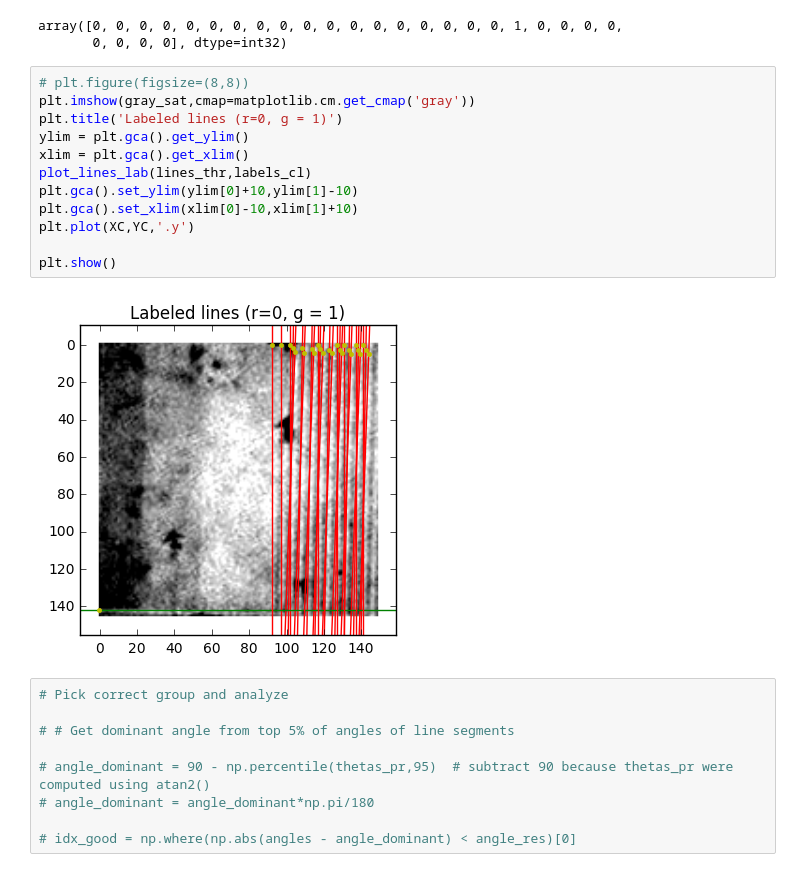
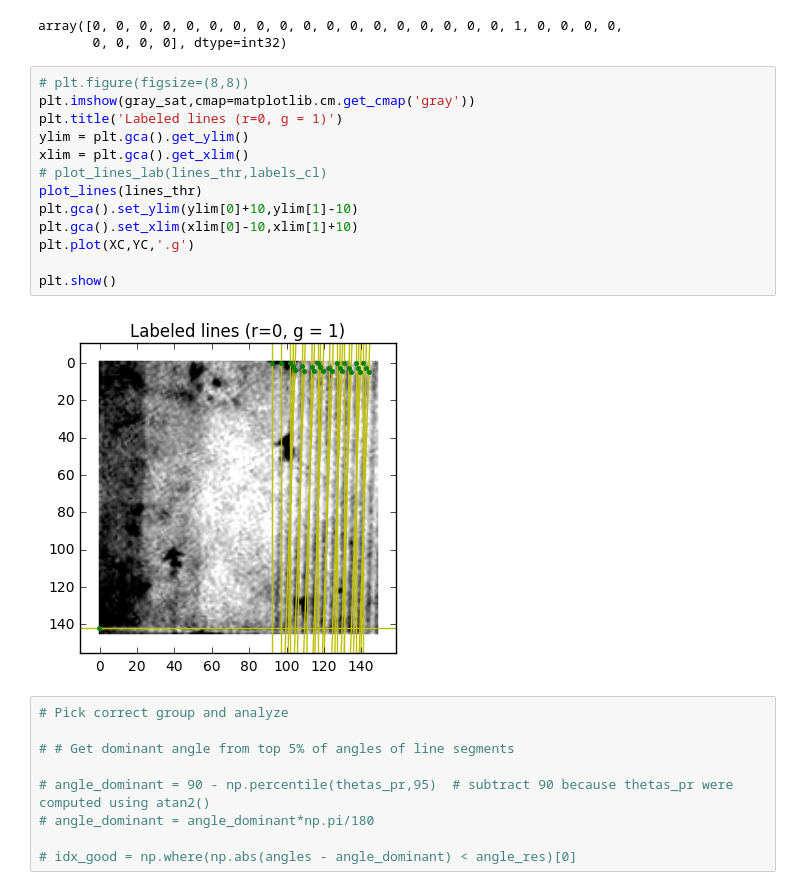
Before and after one commit to liu963/insight-project, a Jupyter notebook: pattern-recognition/PatternRecognition.ipynb, the cells around one changed output. Cells and saved outputs as stored; diff of their text form.

```diff
--- a/pattern-recognition/PatternRecognition.ipynb
+++ b/pattern-recognition/PatternRecognition.ipynb
@@ -631,17 +647,18 @@ array([0, 0, 0, 0, 0, 0, 0, 0, 0, 0, 0, 0, 0, 0, 0, 0, 0, 0, 1, 0, 0, 0, 0,
 # %%
 # plt.figure(figsize=(8,8))
 plt.imshow(gray_sat,cmap=matplotlib.cm.get_cmap('gray'))
 plt.title('Labeled lines (r=0, g = 1)')
 ylim = plt.gca().get_ylim()
 xlim = plt.gca().get_xlim()
-plot_lines_lab(lines_thr,labels_cl)
+# plot_lines_lab(lines_thr,labels_cl)
+plot_lines(lines_thr)
 plt.gca().set_ylim(ylim[0]+10,ylim[1]-10)
 plt.gca().set_xlim(xlim[0]-10,xlim[1]+10)
-plt.plot(XC,YC,'.y')
+plt.plot(XC,YC,'.g')
 
 plt.show()
 # %% [output]
-[figure, old version]
+[figure, new version]
 # %%
 # Pick correct group and analyze
 
```
Also changed, not shown: parts of 8 cells of this notebook, 4 other files.
